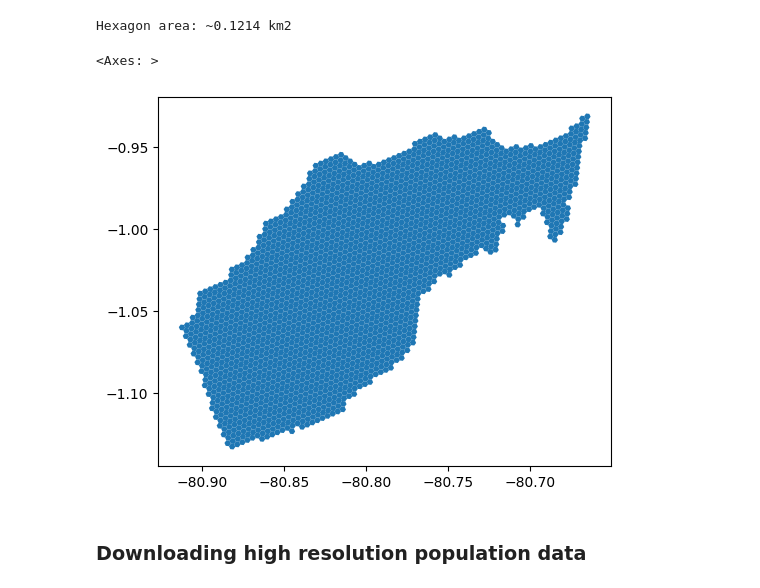
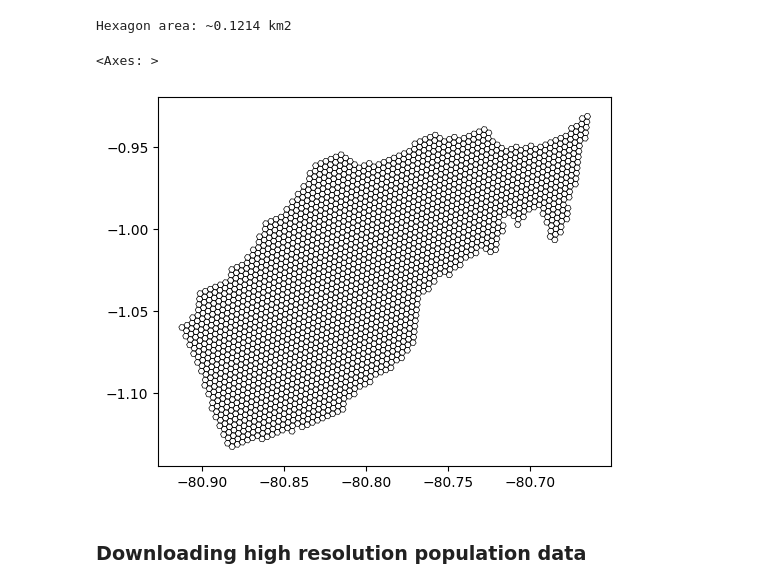
Before and after one commit to EL-BID/urbanpy, a Jupyter notebook: notebooks/Creating an interactive webapp.ipynb, the cells around one changed output. Cells and saved outputs as stored; diff of their text form; code cells hidden in the pictures.

```diff
--- a/notebooks/Creating an interactive webapp.ipynb
+++ b/notebooks/Creating an interactive webapp.ipynb
@@ -57,11 +57,11 @@ hex_area = (
 print(f"Hexagon area: ~{hex_area.mean():.4f} km2")
 # %% [output]
 Hexagon area: ~0.1214 km2
-# %%
-hex_manta.plot()
-# %% [output]
-<Axes: >
-[figure, removed]
+# %%
+hex_manta.plot(facecolor="none", linewidth=0.5)
+# %% [output]
+<Axes: >
+[figure, added]
 # %% [markdown]
 ### Downloading high resolution population data
 # %% [markdown]
```
Also changed, not shown: parts of 13 cells of this notebook.
